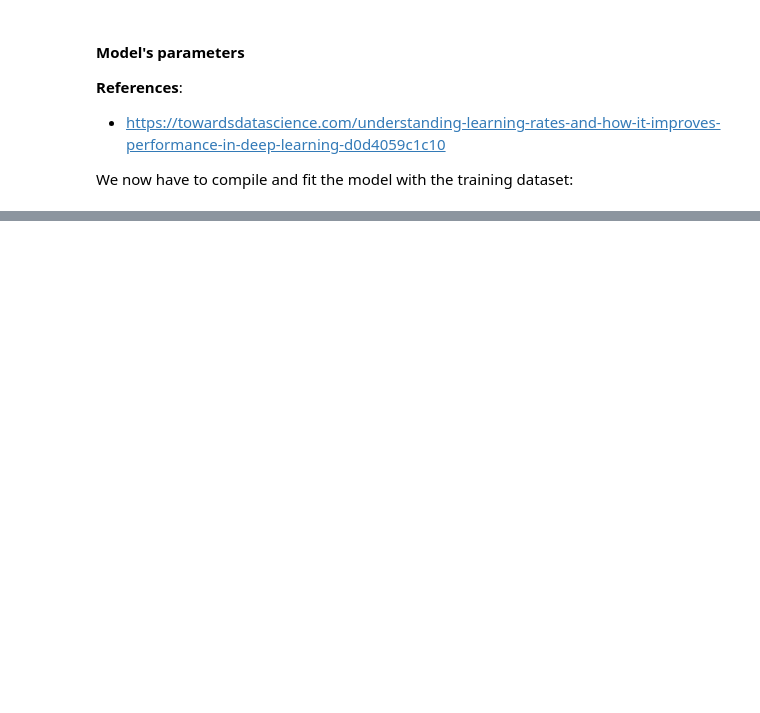
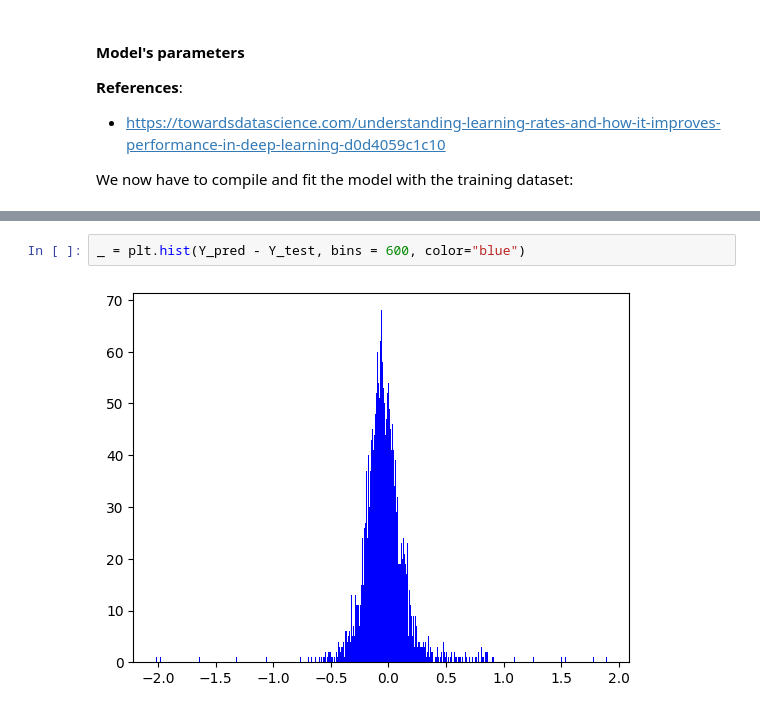
Before and after one commit to lcsrodriguez/dl-practicals, a Jupyter notebook: p2/p2.ipynb, the cells around one changed output, grey strips where cells are left out. Drawn from its saved outputs; the diff is of its cells as text; blank space fills up the shorter version.

```diff
--- a/p2/p2.ipynb
+++ b/p2/p2.ipynb
@@ -888,0 +835,4 @@ plt.savefig("img/out.svg", dpi=600)
+# %%
+_ = plt.hist(Y_pred - Y_test, bins = 600, color="blue")
+# %% [output]
+[figure, added]
```
Also changed, not shown: parts of 41 cells of this notebook, 2 other files.
